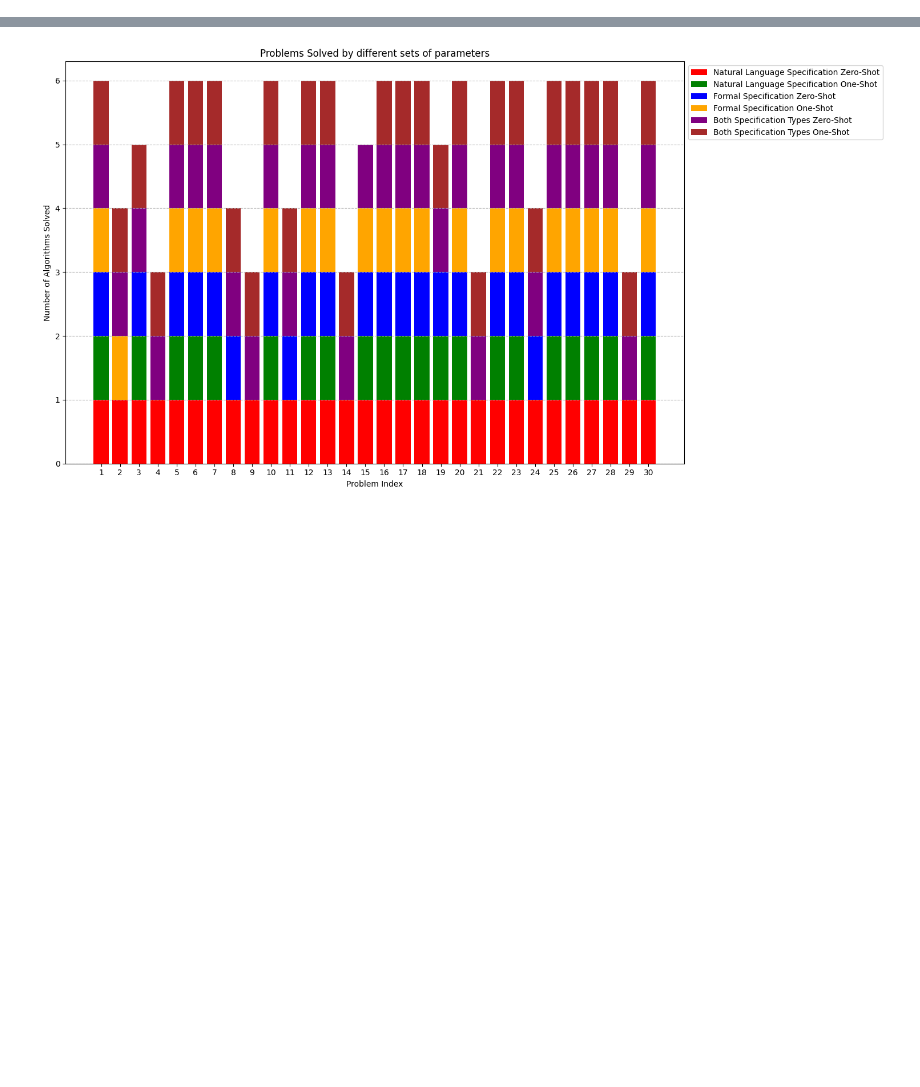
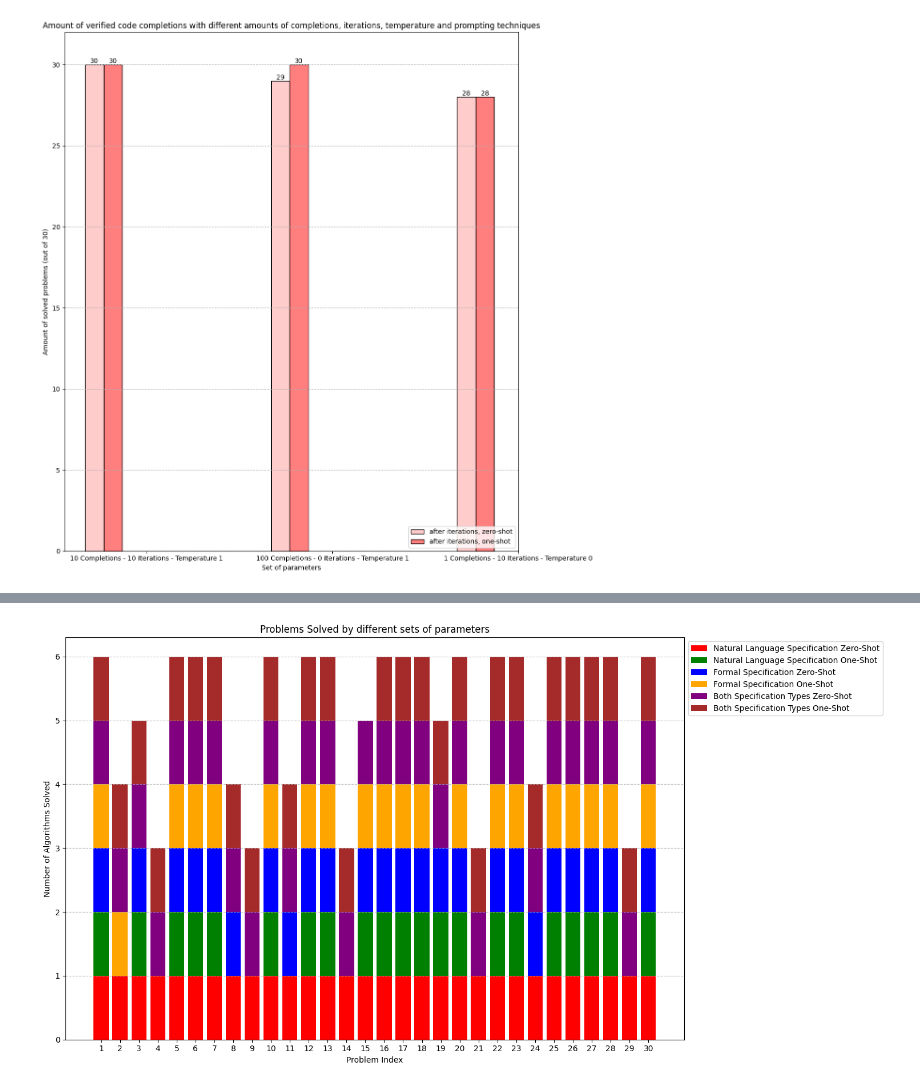
Before and after one commit to ASSERT-KTH/Vecogen, a Jupyter notebook: python_modules/graphs.ipynb, the cells around one changed output, grey strips where cells are left out. Saved outputs shown, nothing was run; the diff lists cells and outputs as text; code cells hidden in the pictures; blank space fills up the shorter version.

```diff
--- a/python_modules/graphs.ipynb
+++ b/python_modules/graphs.ipynb
@@ -75,3 +72,73 @@ fig.savefig('../figures/bar_plot_best_parameters.png')
+# %%
+import pandas as pd
+import matplotlib.pyplot as plt
+import numpy as np
+import seaborn as sns
+
+# Data
+data = {
+    'after iterations, zero-shot': [30, 29, 28],
+    'after iterations, one-shot': [30, 30, 28]
+}
+
+
+index = [
+    '10 Completions - 10 Iterations - Temperature 1',
+    '100 Completions - 0 Iterations - Temperature 1',
+    '1 Completions - 10 Iterations - Temperature 0'
+]
+
+# Create DataFrame
+df = pd.DataFrame(data, index=index)
+labels = index
+
+# Create the bar plot
+x = np.arange(len(labels))  # the label locations
+width = 0.1  # the width of the bars
+fig, ax = plt.subplots(figsize=(12, 12))
+data_transposed = df.values.T
+
+# Colors for each stage, with the color and transparency as tuples
+colors = [
+    (1, 0, 0, 0.2),  # lighter red
+    (1, 0, 0, 0.5),  # darker red
+    (0, 1, 0, 0.2),  # lighter green
+    (0, 1, 0, 0.5),  # darker green
+    (0, 0, 1, 0.2),  # lighter blue
+    (0, 0, 1, 0.5)   # darker blue
+]
+
+shift_so_far = 0
+# Plotting
+for i in range(len(data_transposed)):
+    if i % 2 == 1:
+        shift = 0
+    else:
+        shift = 0.02  # Adjust the space between every second bar here
+
+    bars = ax.bar(x + i*width + shift_so_far + shift, data_transposed[i], width, label=f'Stage {i+1}', edgecolor='black', color=colors[i])
+    for bar in bars:
+        height = bar.get_height()
+        ax.text(bar.get_x() + bar.get_width() / 2, height, f'{height}', ha='center', va='bottom', fontsize=10)
+    shift_so_far += shift
+# Add some text for labels, title and custom x-axis tick labels, etc.
+ax.set_xlabel('Set of parameters')
+ax.set_ylabel('Amount of solved problems (out of 30)')
+ax.set_title('Amount of verified code completions with different amounts of completions, iterations, temperature and prompting techniques')
+ax.set_xticks(x + 0.3)
+ax.set_xticklabels(labels, rotation=0, ha="center")
+ax.legend(data.keys(), loc='lower right')
+ax.grid(axis='y', linestyle='--')
+ax.set_ylim(0, 32)
+
+# Show the plot
+plt.tight_layout()
+plt.show()
+
+# Export the plot to ../figures/bar_plot_best_parameters.png
+fig.savefig('../figures/bar_plot_best_parameters.png')
+# %% [output]
+[figure, added]
 # %%
 import pandas as pd
 import matplotlib.pyplot as plt
```
Also changed, not shown: parts of 5 cells of this notebook.
